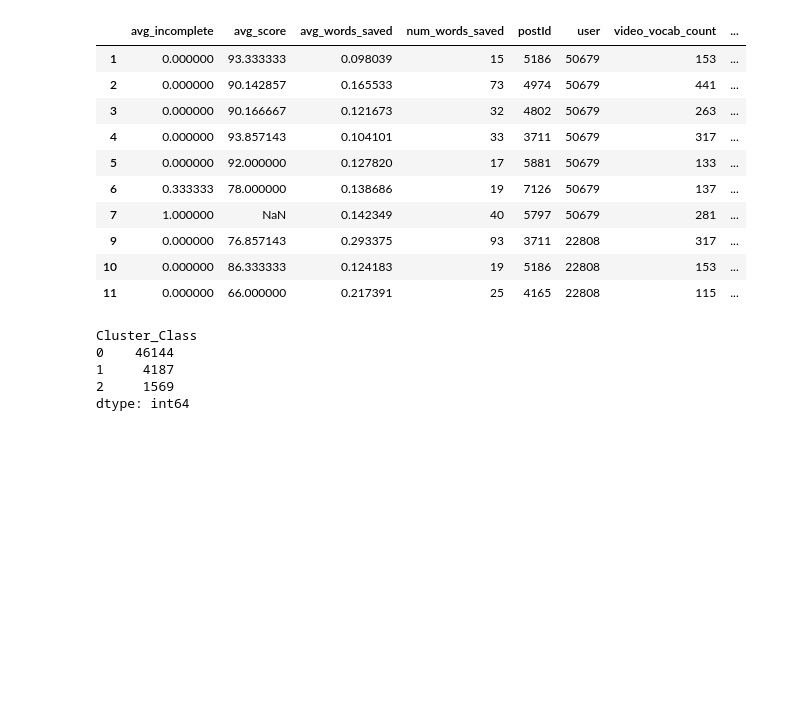
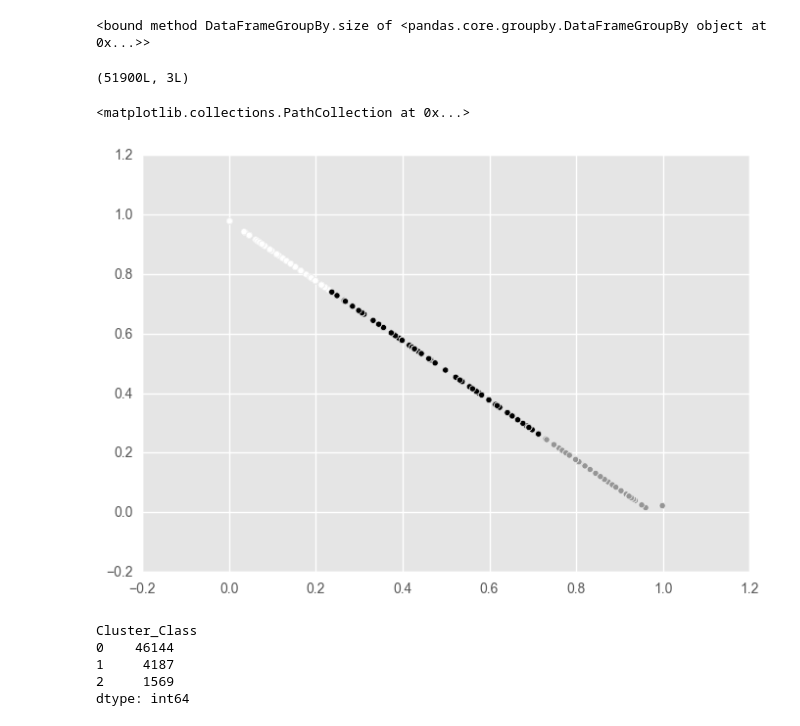
Before and after one commit to Hopenglish-Miners/data-exploration, a Jupyter notebook: jupyter-analysis/new_explorations.ipynb, the cells around one changed output. Saved outputs shown, nothing was run; the diff lists cells and outputs as text; code cells hidden in the pictures; blank space fills up the shorter version.

```diff
--- a/jupyter-analysis/new_explorations.ipynb
+++ b/jupyter-analysis/new_explorations.ipynb
@@ -33,0 +44,5 @@ data_to_frame.head(10)
+# %%
+#consider sections?
+data_to_frame['sequence_path_number'] = data_to_frame.groupby(['user']).cumcount()+1
+#data_to_frame[['postId','user', 'sequence_path_number']]
+data_to_frame.groupby('user').size().sort_values(ascending=[0])
@@ -34,7 +67,6 @@ data_to_frame.head(10)
 # %%
 # Initialize the model with 2 parameters -- number of clusters and random state.
-kmeans_model = KMeans(n_clusters=3, random_state=1)
-# Get only the numeric columns from games.
+kmeans_model = KMeans(n_clusters=3)
 data_to_frame = data_to_frame[data_to_frame['postId'] != 3913]
 good_columns = data_to_frame[['avg_incomplete']] #data_to_frame._get_numeric_data()
 
@@ -42,6 +74,7 @@ good_columns = data_to_frame[['avg_incomplete']] #data_to_frame._get_numeric_dat
 kmeans_model.fit(good_columns)
 # Get the cluster assignments.
 labels = kmeans_model.labels_
+data2D = kmeans_model.transform(good_columns)
 
 # Create a PCA model.
 #pca_2 = PCA(2)
@@ -53,19 +86,16 @@ labels = kmeans_model.labels_
 
 df_processed = data_to_frame.copy()
 df_processed['Cluster_Class'] = pd.Series(labels, index=df_processed.index)
-df_processed.head(10)
+df_processed.groupby('user').size
 # %% [output]
-|  | avg_incomplete | avg_score | avg_words_saved | num_words_saved | postId | user | video_vocab_count | ... |
-| 1 | 0.000000 | 93.333333 | 0.098039 | 15 | 5186 | 50679 | 153 | ... |
-| 2 | 0.000000 | 90.142857 | 0.165533 | 73 | 4974 | 50679 | 441 | ... |
-| 3 | 0.000000 | 90.166667 | 0.121673 | 32 | 4802 | 50679 | 263 | ... |
-| 4 | 0.000000 | 93.857143 | 0.104101 | 33 | 3711 | 50679 | 317 | ... |
-| 5 | 0.000000 | 92.000000 | 0.127820 | 17 | 5881 | 50679 | 133 | ... |
-| 6 | 0.333333 | 78.000000 | 0.138686 | 19 | 7126 | 50679 | 137 | ... |
-| 7 | 1.000000 | NaN | 0.142349 | 40 | 5797 | 50679 | 281 | ... |
-| 9 | 0.000000 | 76.857143 | 0.293375 | 93 | 3711 | 22808 | 317 | ... |
-| 10 | 0.000000 | 86.333333 | 0.124183 | 19 | 5186 | 22808 | 153 | ... |
-| 11 | 0.000000 | 66.000000 | 0.217391 | 25 | 4165 | 22808 | 115 | ... |
+<bound method DataFrameGroupBy.size of <pandas.core.groupby.DataFrameGroupBy object at 0x...>>
+# %%
+print data2D.shape
+plt.scatter(data2D[:,0], data2D[:,1], c=labels)
+# %% [output]
+(51900L, 3L)
+<matplotlib.collections.PathCollection at 0x...>
+[figure, added]
 # %%
 print df_processed.groupby(['Cluster_Class']).size()
 
```
Also changed, not shown: parts of 10 cells of this notebook.
